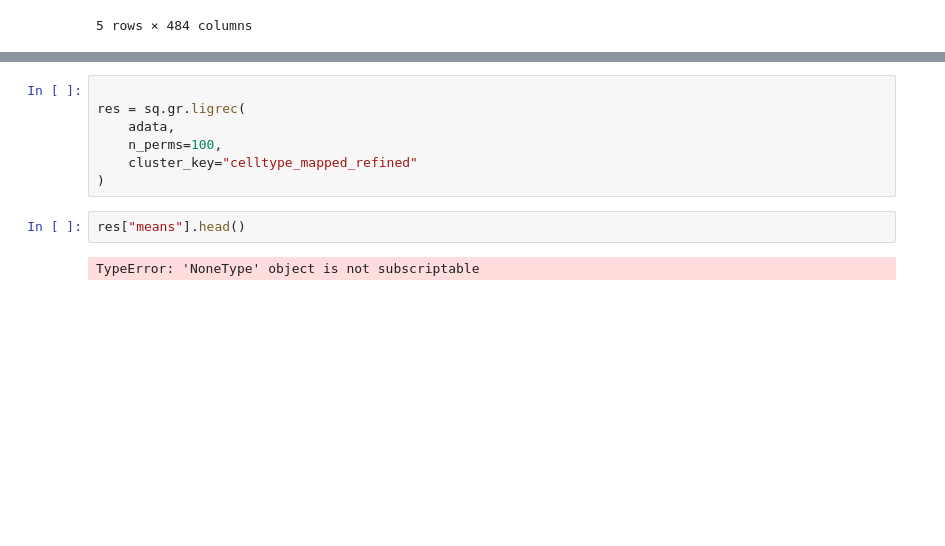
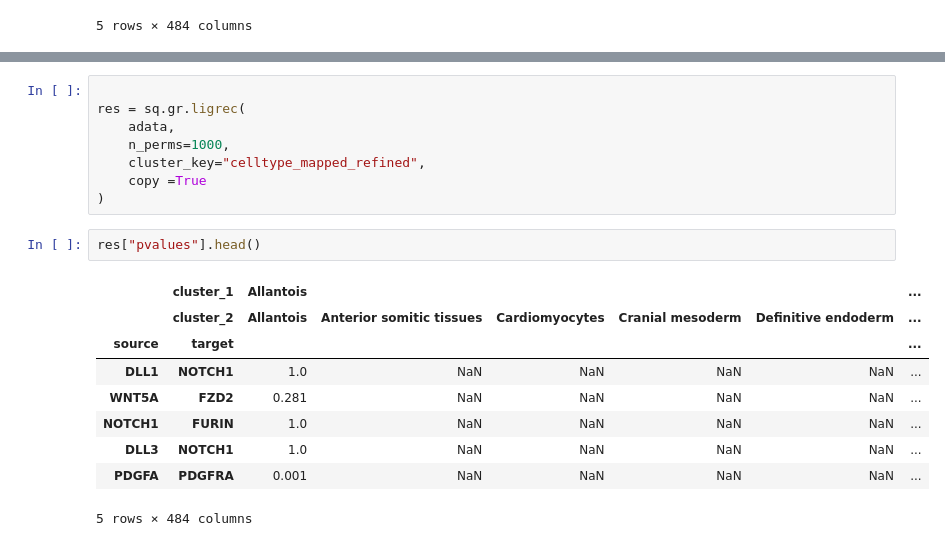
Before and after one commit to DuncanBrady/Hon_proj_RDB, a Jupyter notebook: basicAnalysis/hybridisedSTanalysis/squidpySeqFish.ipynb, the cells around one changed output, grey strips where cells are left out. Drawn from its saved outputs; the diff is of its cells as text; blank space fills up the shorter version.

```diff
--- a/basicAnalysis/hybridisedSTanalysis/squidpySeqFish.ipynb
+++ b/basicAnalysis/hybridisedSTanalysis/squidpySeqFish.ipynb
@@ -113,13 +113,22 @@ res["pvalues"].head()
 
 res = sq.gr.ligrec(
     adata,
-    n_perms=100,
-    cluster_key="celltype_mapped_refined"
+    n_perms=1000,
+    cluster_key="celltype_mapped_refined",
+    copy =True
 )
 # %%
-res["means"].head()
+res["pvalues"].head()
 # %% [output]
+|  | cluster_1 | Allantois |  |  |  |  | ... |
+|  | cluster_2 | Allantois | Anterior somitic tissues | Cardiomyocytes | Cranial mesoderm | Definitive endoderm | ... |
+| source | target |  |  |  |  |  | ... |
+| DLL1 | NOTCH1 | 1.0 | NaN | NaN | NaN | NaN | ... |
+| WNT5A | FZD2 | 0.281 | NaN | NaN | NaN | NaN | ... |
+| NOTCH1 | FURIN | 1.0 | NaN | NaN | NaN | NaN | ... |
+| DLL3 | NOTCH1 | 1.0 | NaN | NaN | NaN | NaN | ... |
+| PDGFA | PDGFRA | 0.001 | NaN | NaN | NaN | NaN | ... |
-TypeError: 'NoneType' object is not subscriptable
+5 rows × 484 columns
 # %%
 sq.pl.ligrec(
     adata,
```
Also changed, not shown: parts of 3 cells of this notebook, 2 other files.
